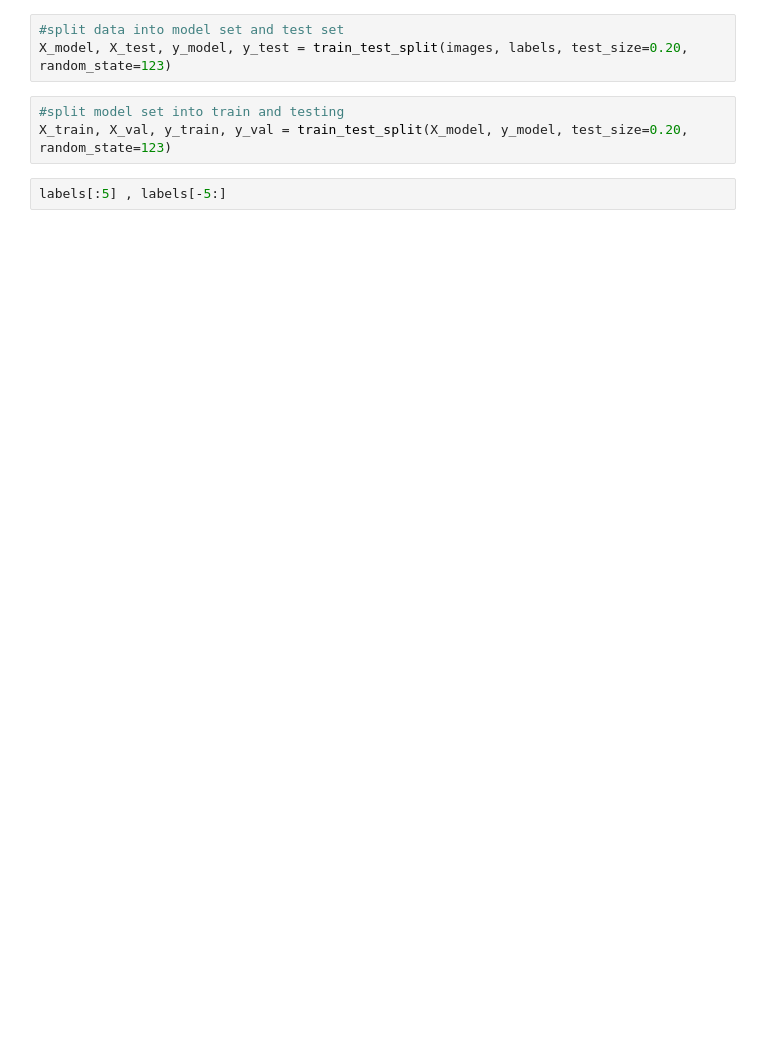
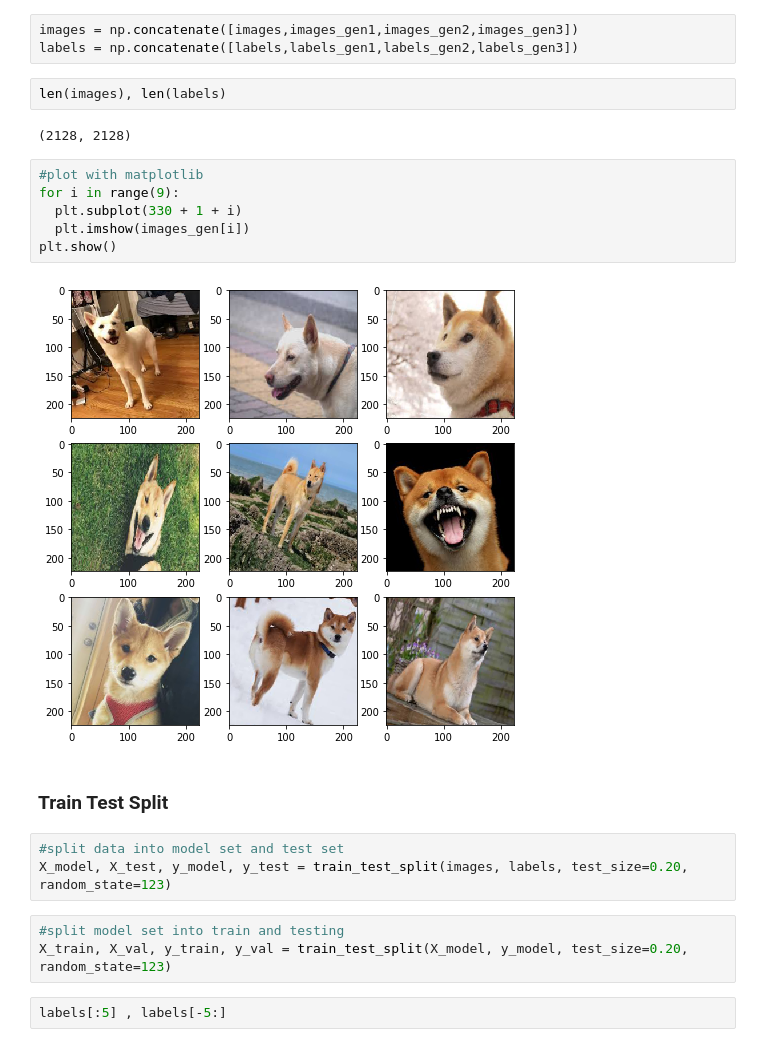
Before and after one commit to rmei97/shiba_vs_jindo, a Jupyter notebook: CNN Modeling.ipynb, the cells around one changed output. Drawn from its saved outputs; the diff is of its cells as text; blank space fills up the shorter version.

```diff
--- a/CNN Modeling.ipynb
+++ b/CNN Modeling.ipynb
@@ -76,3 +153,20 @@ labels = np.asarray(labels)
+# %%
+images = np.concatenate([images,images_gen1,images_gen2,images_gen3])
+labels = np.concatenate([labels,labels_gen1,labels_gen2,labels_gen3])
+# %%
+len(images), len(labels)
+# %% [output]
+(2128, 2128)
+# %%
+#plot with matplotlib
+for i in range(9):
+  plt.subplot(330 + 1 + i)
+  plt.imshow(images_gen[i])
+plt.show()
+# %% [output]
+[figure, added]
+# %% [markdown]
+### Train Test Split
 # %%
 #split data into model set and test set
 X_model, X_test, y_model, y_test = train_test_split(images, labels, test_size=0.20, random_state=123)
```
Also changed, not shown: parts of 40 cells of this notebook, 2 other files.
